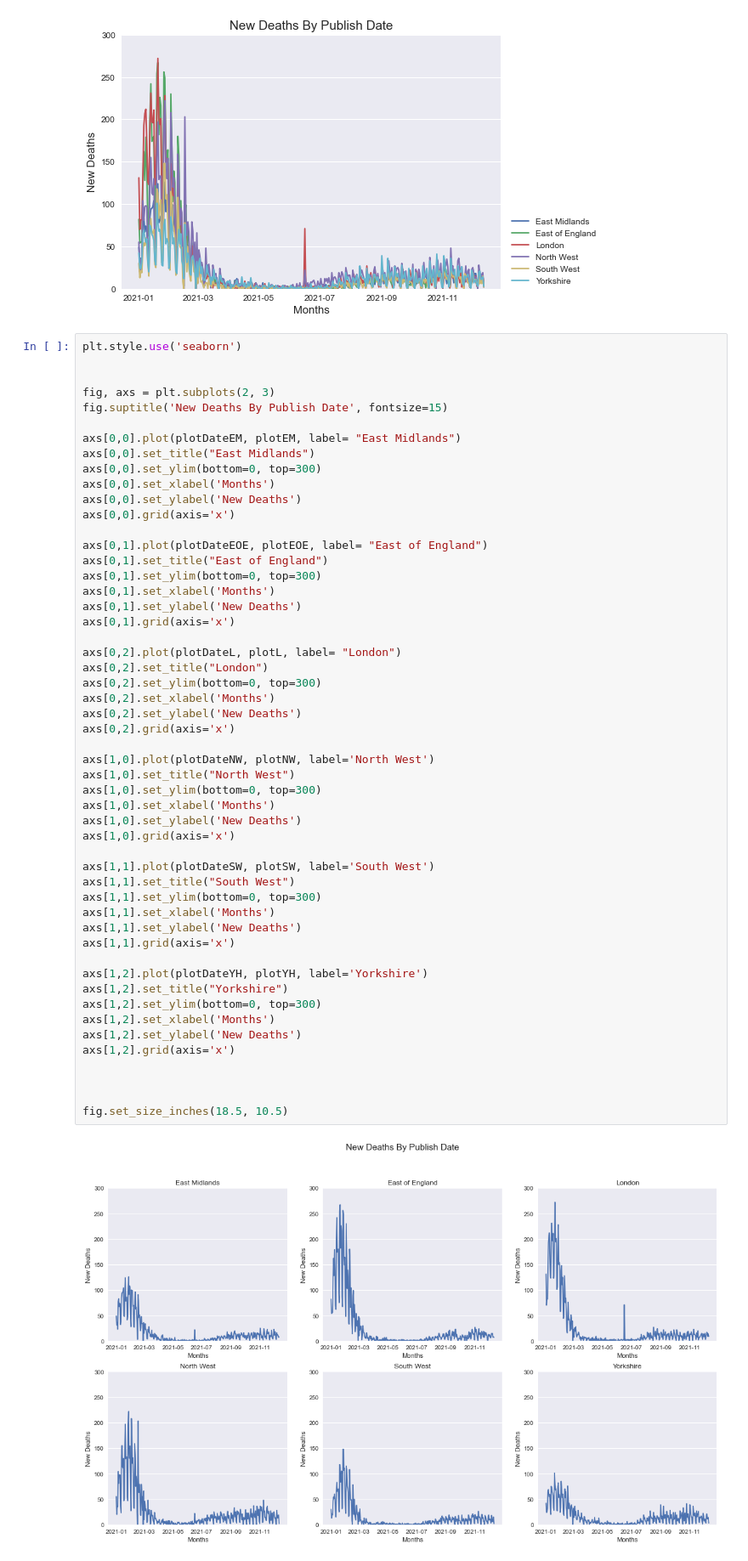
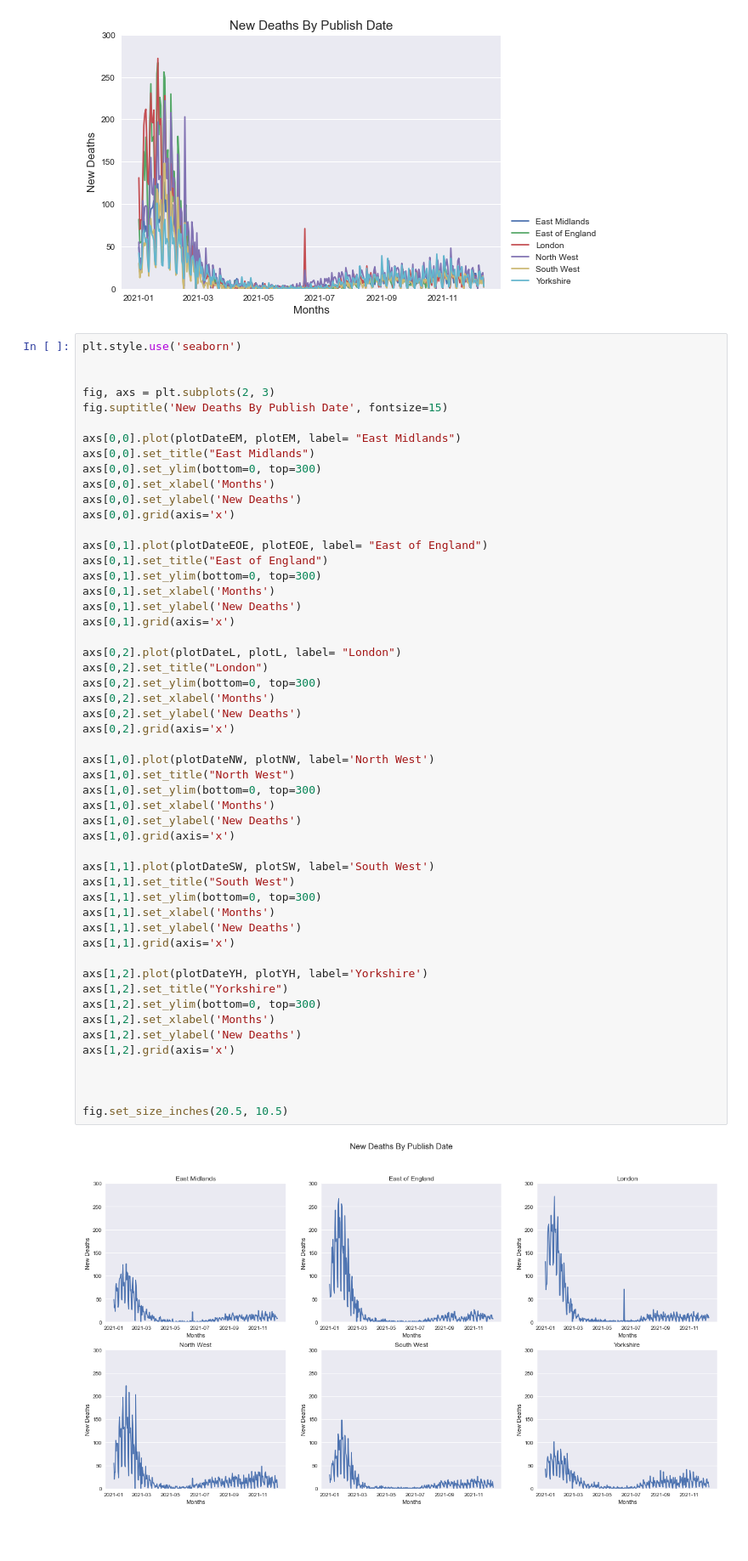
Before and after one commit to JustGinger888/DataScience, a Jupyter notebook: DataReport.ipynb, the cells around one changed output. Shown at 85% size. Cells and saved outputs as stored; diff of their text form; blank space fills up the shorter version.

```diff
--- a/DataReport.ipynb
+++ b/DataReport.ipynb
@@ -484,35 +484,35 @@ axs[0,2].plot(plotDateL, plotL, label= "London")
 axs[0,2].set_title("London")
 axs[0,2].set_ylim(bottom=0, top=300)
 axs[0,2].set_xlabel('Months')
 axs[0,2].set_ylabel('New Deaths')
 axs[0,2].grid(axis='x')
 
 axs[1,0].plot(plotDateNW, plotNW, label='North West')
 axs[1,0].set_title("North West")
 axs[1,0].set_ylim(bottom=0, top=300)
 axs[1,0].set_xlabel('Months')
 axs[1,0].set_ylabel('New Deaths')
 axs[1,0].grid(axis='x')
 
 axs[1,1].plot(plotDateSW, plotSW, label='South West')
 axs[1,1].set_title("South West")
 axs[1,1].set_ylim(bottom=0, top=300)
 axs[1,1].set_xlabel('Months')
 axs[1,1].set_ylabel('New Deaths')
 axs[1,1].grid(axis='x')
 
 axs[1,2].plot(plotDateYH, plotYH, label='Yorkshire')
 axs[1,2].set_title("Yorkshire")
 axs[1,2].set_ylim(bottom=0, top=300)
 axs[1,2].set_xlabel('Months')
 axs[1,2].set_ylabel('New Deaths')
 axs[1,2].grid(axis='x')
 
 
 
-fig.set_size_inches(18.5, 10.5)
+fig.set_size_inches(20.5, 10.5)
 # %% [output]
-[figure, old version]
+[figure, new version]
 # %%
 plotDates = df.loc[:, 'date'].values
 
```
Also changed, not shown: parts of 1 cell of this notebook, 1 other file.
